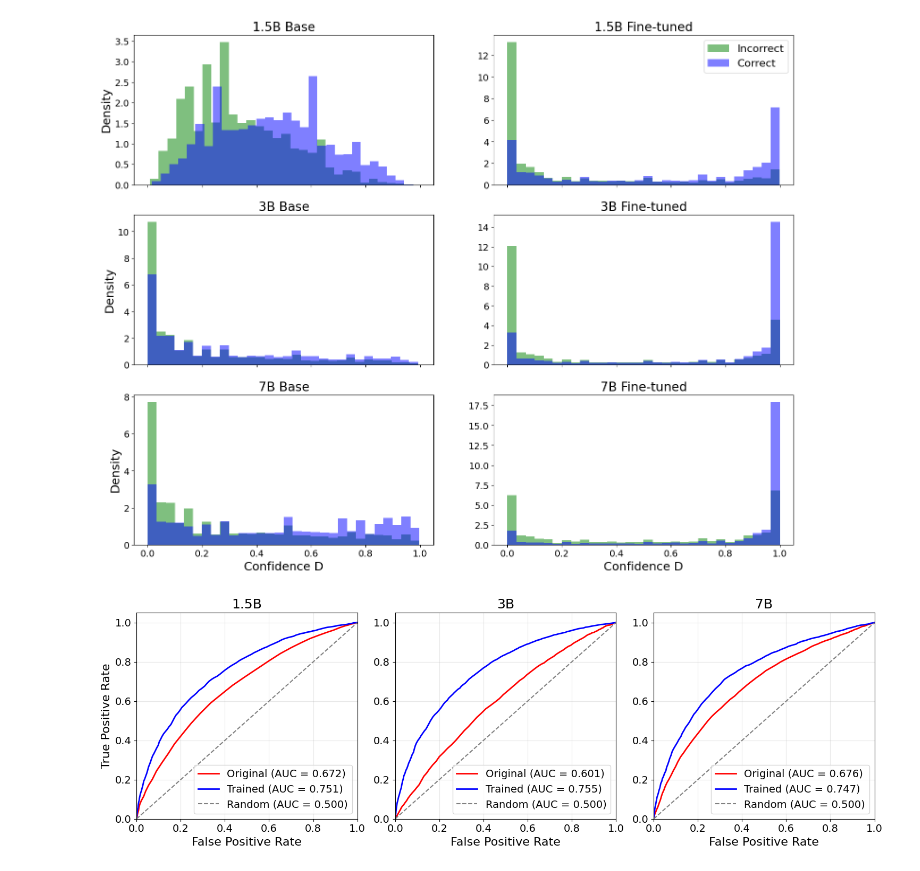
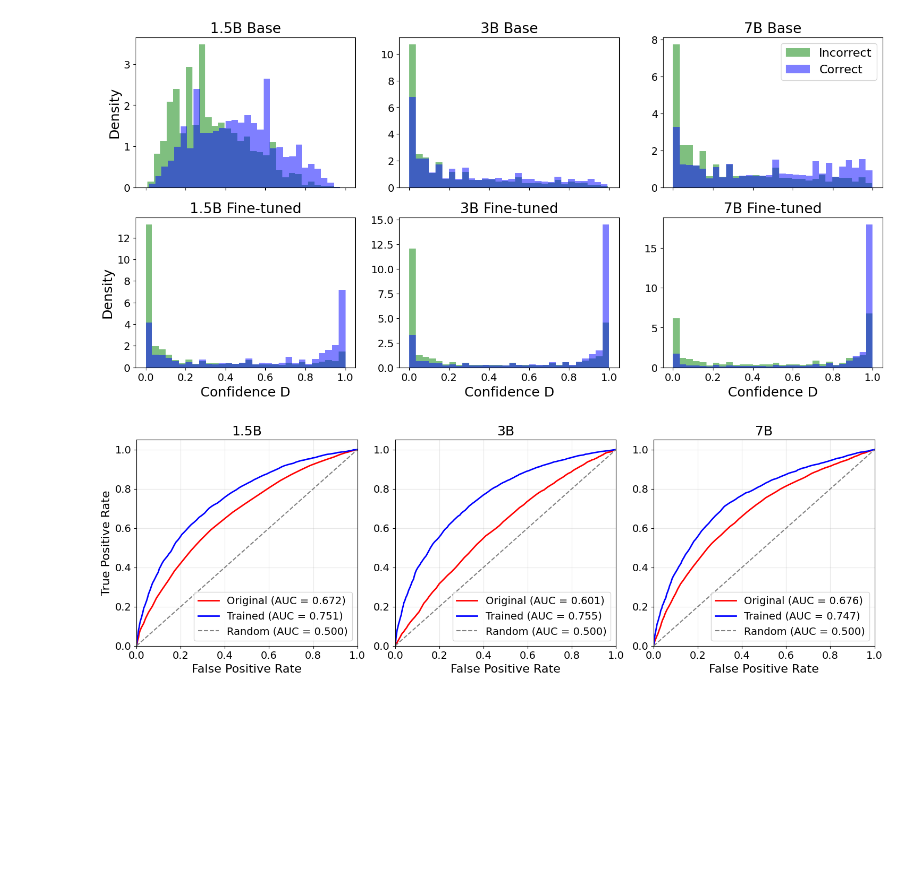
Before and after one commit to cosmoquester/ESMA, a Jupyter notebook: notebooks/plot_confidence_dist.ipynb, the cells around one changed output. Drawn from its saved outputs; the diff is of its cells as text; code cells hidden in the pictures; blank space fills up the shorter version.

Commit message:
chore: transpose confidence plot

```diff
--- a/notebooks/plot_confidence_dist.ipynb
+++ b/notebooks/plot_confidence_dist.ipynb
@@ -22,10 +22,9 @@ confidence = df["confidence"]
 # %%
 import matplotlib.pyplot as plt
 
-# To plot 6 subplots:
-# Row 1: 1.5B (left=original, right=trained)
-# Row 2: 3B
-# Row 3: 7B
+# To plot 6 subplots in 2x3 layout (transposed):
+# Row 1: Base (1.5B, 3B, 7B)
+# Row 2: Fine-tuned (1.5B, 3B, 7B)
 
 model_info = [
     ("1.5B", path_15_original, path_15_trained),
@@ -33,10 +32,11 @@ model_info = [
     ("7B", path_7_original, path_7_trained),
 ]
 
-fig, axes = plt.subplots(3, 2, figsize=(18, 14), sharex=True)
+fig, axes = plt.subplots(2, 3, figsize=(18, 8), sharex=True)
 
-for row, (model_name, original_path, trained_path) in enumerate(model_info):
-    for col, (version, path) in enumerate([('Base', original_path), ('Fine-tuned', trained_path)]):
+for row, (version, _) in enumerate([('Base', None), ('Fine-tuned', None)]):
+    for col, (model_name, original_path, trained_path) in enumerate(model_info):
+        path = original_path if version == 'Base' else trained_path
         df_tmp = pd.read_csv(path, sep="\t")
         correctness = df_tmp["direct_correctness"]
         confidence = df_tmp["confidence"]
@@ -50,36 +50,36 @@ for row, (model_name, original_path, trained_path) in enumerate(model_info):
             alpha=0.5,
             label='Incorrect',
             color='green',
             density=True,
             histtype='bar',
         )
         ax.hist(
             correct_conf,
             bins=30,
             alpha=0.5,
             label='Correct',
             color='blue',
             density=True,
             histtype='bar',
         )
         if col == 0:
             ax.set_ylabel(f"Density", fontsize=18)
-        if row == 2:
+        if row == 1:
             ax.set_xlabel('Confidence D', fontsize=18)
         ax.set_title(f"{model_name} {version}", fontsize=19)
         ax.tick_params(axis='both', which='major', labelsize=14)
-        if row == 0 and col == 1:
+        if row == 0 and col == 2:
             legend = ax.legend(loc='upper right', fontsize=16)
         else:
             # Don't show legend except for the specified plot
             ax.legend([],[], frameon=False)
 
 # plt.suptitle('Confidence Distribution by Correctness', fontsize=22, y=0.93)
 # plt.tight_layout(rect=[0, 0, 1, 0.96])
 plt.savefig('figures/confidence-distribution.pdf', dpi=300, transparent=True, bbox_inches='tight', format='pdf')
 plt.show()
 # %% [output]
-[figure, old version]
+[figure, new version]
 # %%
 from sklearn.metrics import roc_curve, auc
 
```
Also changed, not shown: 1 other file.
